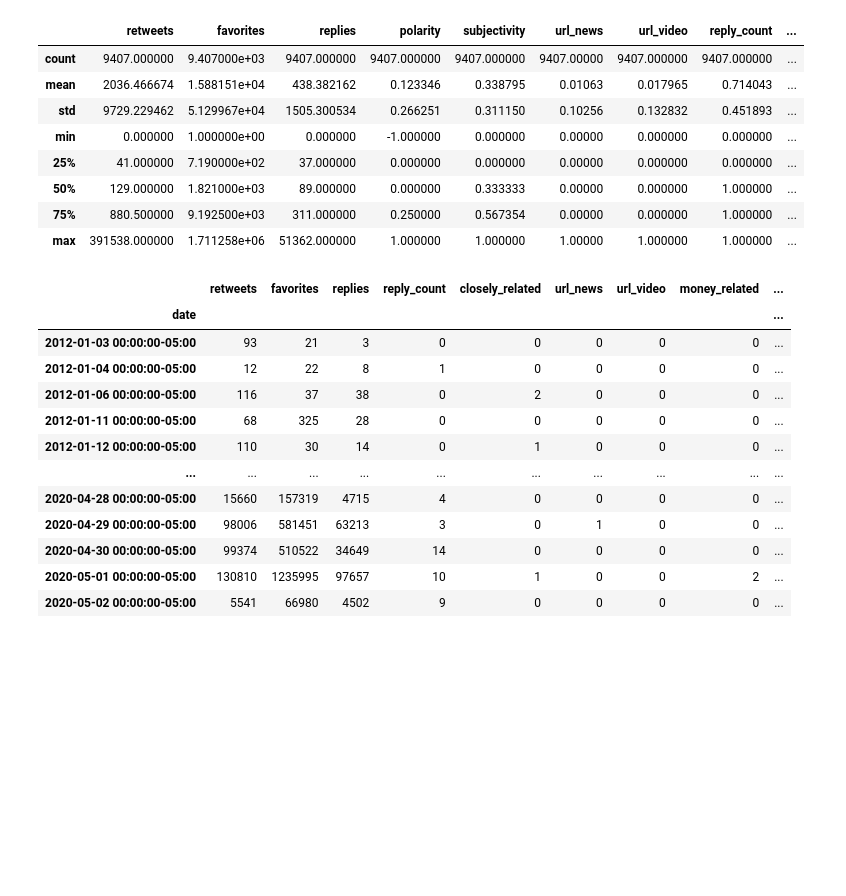
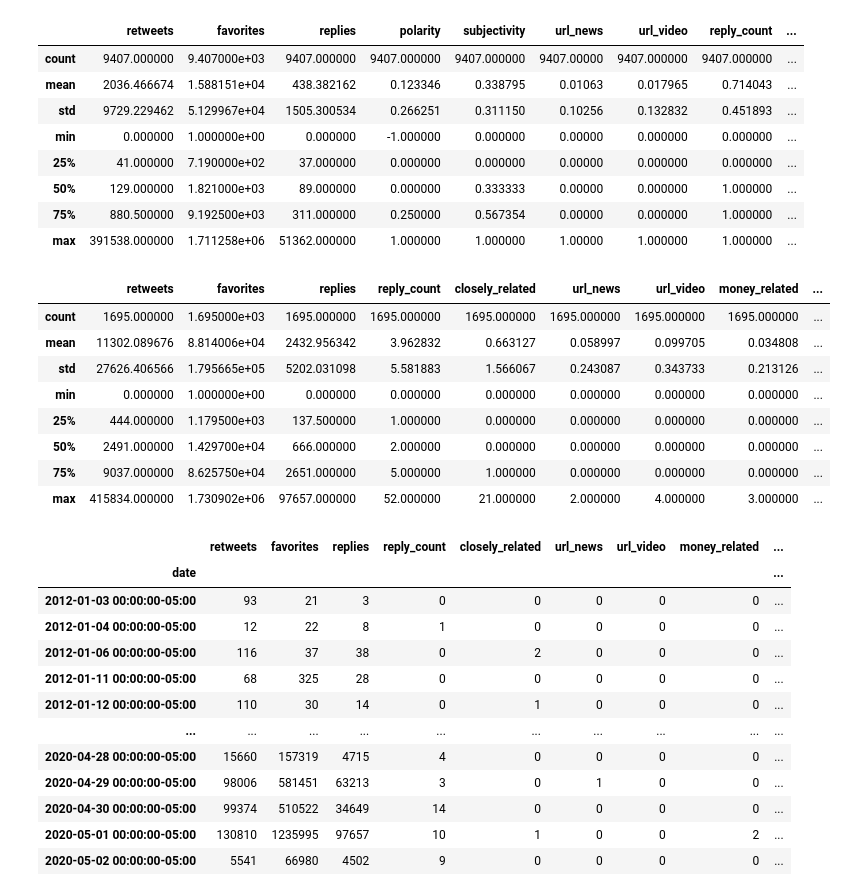
Before and after one commit to NuttySalmon/Elon-Musk-Tweets-VS-Tesla-Stock, a Jupyter notebook: tweets.ipynb, the cells around one changed output. Cells and saved outputs as stored; diff of their text form; code cells hidden in the pictures; blank space fills up the shorter version.

```diff
--- a/tweets.ipynb
+++ b/tweets.ipynb
@@ -199,7 +199,18 @@ df['date'] = df['date'].apply(lambda x: datetime(x.year, x.month, x.day, tzinfo=
 # %%
 sums_by_date = df[['date', 'retweets', 'favorites', 'replies', 'reply_count', 'closely_related',  'url_news', 'url_video', 'money_related', 'other_related', 'tesla']].groupby(['date']).sum()
 means_by_date = df[['date', 'polarity', 'subjectivity', 'time_of_day']].groupby(['date']).mean()
 df2 = pd.merge(sums_by_date, means_by_date, on='date')
+df2.describe()
+# %% [output]
+|  | retweets | favorites | replies | reply_count | closely_related | url_news | url_video | money_related | ... |
+| count | 1695.000000 | 1.695000e+03 | 1695.000000 | 1695.000000 | 1695.000000 | 1695.000000 | 1695.000000 | 1695.000000 | ... |
+| mean | 11302.089676 | 8.814006e+04 | 2432.956342 | 3.962832 | 0.663127 | 0.058997 | 0.099705 | 0.034808 | ... |
+| std | 27626.406566 | 1.795665e+05 | 5202.031098 | 5.581883 | 1.566067 | 0.243087 | 0.343733 | 0.213126 | ... |
+| min | 0.000000 | 1.000000e+00 | 0.000000 | 0.000000 | 0.000000 | 0.000000 | 0.000000 | 0.000000 | ... |
+| 25% | 444.000000 | 1.179500e+03 | 137.500000 | 1.000000 | 0.000000 | 0.000000 | 0.000000 | 0.000000 | ... |
+| 50% | 2491.000000 | 1.429700e+04 | 666.000000 | 2.000000 | 0.000000 | 0.000000 | 0.000000 | 0.000000 | ... |
+| 75% | 9037.000000 | 8.625750e+04 | 2651.000000 | 5.000000 | 1.000000 | 0.000000 | 0.000000 | 0.000000 | ... |
+| max | 415834.000000 | 1.730902e+06 | 97657.000000 | 52.000000 | 21.000000 | 2.000000 | 4.000000 | 3.000000 | ... |
 # %%
 df2['day_of_week'] = df2.index.dayofweek
 df2['date'] = df2.index
```
Also changed, not shown: parts of 5 cells of this notebook, 5 other files.
